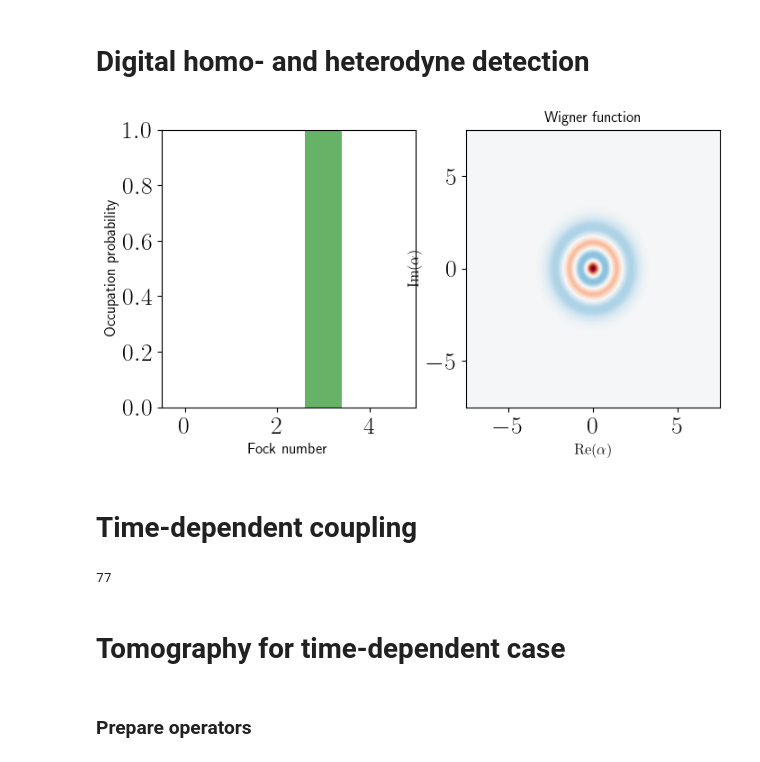
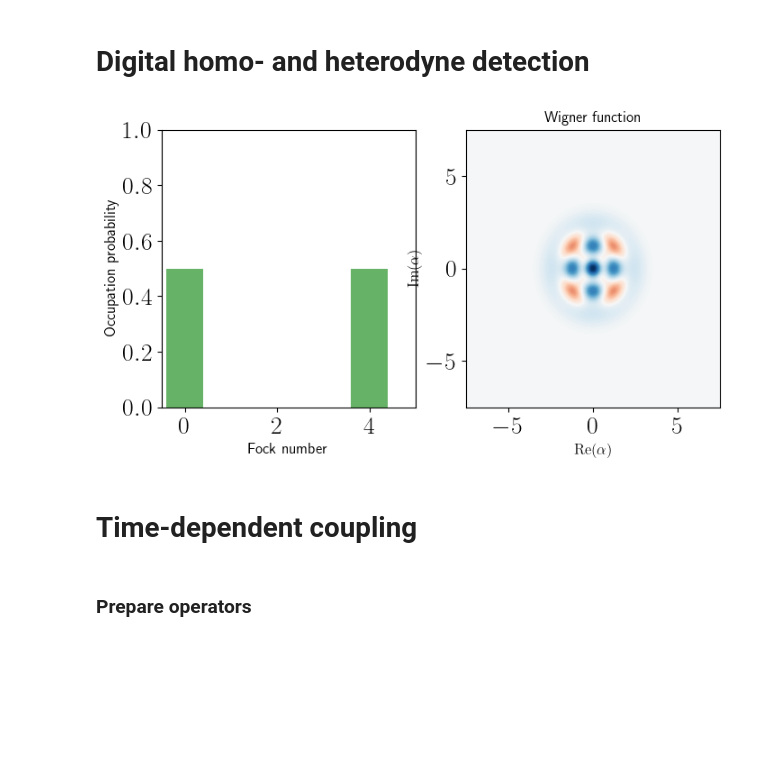
Before and after one commit to ingstra/qubitdyne, a Jupyter notebook: optimize_params_timedep.ipynb, the cells around one changed output. Drawn from its saved outputs; the diff is of its cells as text; code cells hidden in the pictures; blank space fills up the shorter version.

```diff
--- a/optimize_params_timedep.ipynb
+++ b/optimize_params_timedep.ipynb
@@ -17,36 +20,38 @@ N=5
 
 idc = qeye(N)
 ida = qeye(2)
 a  = tensor(destroy(N), ida)
 sm = tensor(idc, destroy(2))
 sx = tensor(idc, sigmax())
 sy = tensor(idc, sigmay())
 sz = tensor(idc, sigmaz())
 
 # cavity photon number operator
 N_cav = tensor(num(N), ida)
 
 # projection operators to qubit ground and excited state
 proj0 = tensor(idc, basis(2,0).proj())
 proj1 = tensor(idc, basis(2,1).proj())
 
 
 initial_cavity = coherent(N, 1j*1)
 
 initial_cavity = fock(N,3)
 
-alpha = 2
-#initial_cavity = (coherent(N, alpha) + coherent(N,-alpha)).unit()
+alpha = 1.41
+initial_cavity = (coherent(N, alpha) + coherent(N,-alpha)).unit()
+
+initial_cavity = (fock(N,0) + fock(N,4)).unit()
 
 #initial_cavity = (fock(N, 1) + fock(N,2)).unit()
 
 psi0 = tensor(initial_cavity, basis(2,0))
 
 n_init = expect(N_cav, psi0)
 
 plot_wigner_fock_distribution(initial_cavity);
 # %% [output]
-[figure, old version]
+[figure, new version]
 # %%
 def U_interact(g):
     op = (-1j) * g * (a.dag() * sm + a * sm.dag())
@@ -84,29 +86,6 @@ def find_first_zero(func, tol=5e-2, max=5000):
     for i in np.arange(max):
         if func(i) < tol:
             return i
-# %%
-c=0.05
-exp=0.06
-def g_timedep_exp(c,exp,step):
-    return c*np.exp(exp*step*dt)
-
-def calc_weights(step):
-    g_timedep_list = np.array([g_timedep_exp(c,exp,i)/np.sqrt(dt) for i in range(step+1)])
-    exponent = np.trapz(g_timedep_list**2,dx=dt)
-    return  g_timedep_exp(c,exp,step)*np.sqrt(dt/2)*np.exp(-exponent/2)
-
-def pop_time_evol(step):
-    g_timedep_list = np.array([g_timedep_exp(c,exp,i)/np.sqrt(dt) for i in range(step+1)])
-    exponent = np.trapz(g_timedep_list**2,dx=dt)
-    return n_init*np.exp(-exponent)
-
-
-Nmeas = find_first_zero(pop_time_evol)
-print(Nmeas)
-# %% [output]
-77
-# %% [markdown]
-# Tomography for time-dependent case
 # %% [markdown]
 ### Prepare operators
 # %%
```
Also changed, not shown: parts of 13 cells of this notebook.
